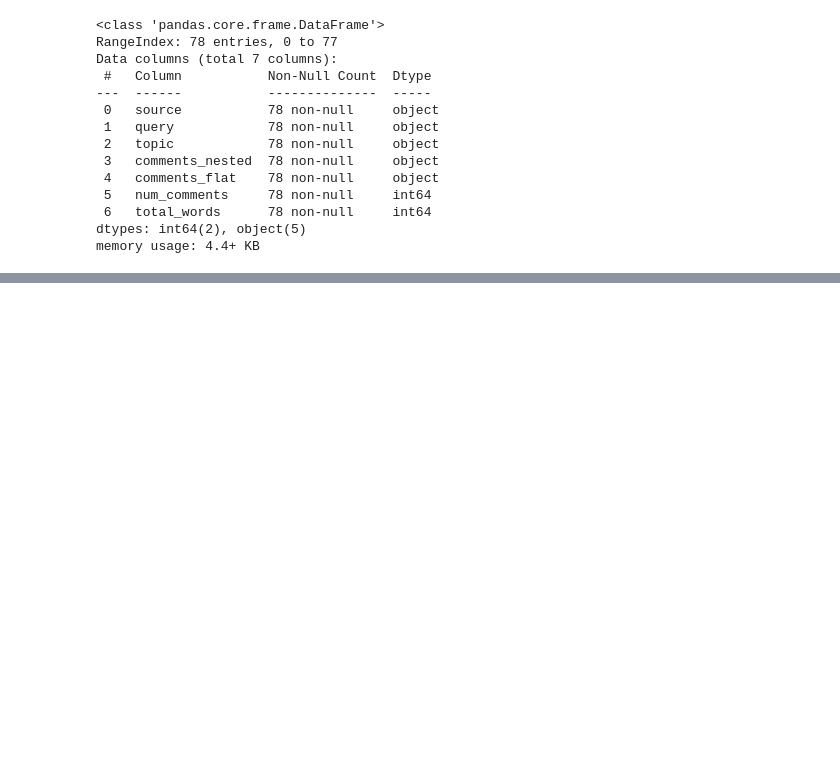
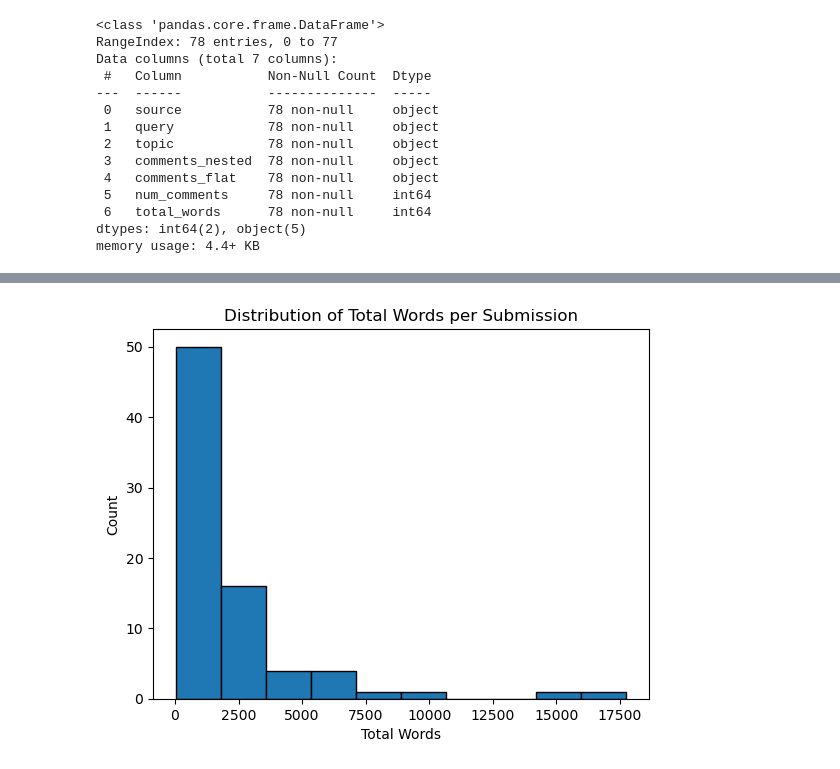
Before and after one commit to junclemente/ads509-final_project, a Jupyter notebook: notebooks/eda_raw.ipynb, the cells around one changed output, grey strips where cells are left out. Drawn from its saved outputs; the diff is of its cells as text; code cells hidden in the pictures; blank space fills up the shorter version.

```diff
--- a/notebooks/eda.ipynb
+++ b/notebooks/eda_raw.ipynb
@@ -70,0 +61,9 @@ pt
+# %%
+def show_histogram(
+    dataframe, column, title=None, xlabel=None, bins=20, edgecolor="black"
+):
+    plt.hist(dataframe[column], bins=bins, edgecolor=edgecolor)
+    plt.title(title or "Distribution")
+    plt.xlabel(xlabel or column)
+    plt.ylabel("Count")
+    plt.show()
@@ -70,0 +79,10 @@ pt
+# %%
+show_histogram(
+    df,
+    "total_words",
+    title="Distribution of Total Words per Submission",
+    xlabel="Total Words",
+    bins=10,
+)
+# %% [output]
+[figure, added]
```
Also changed, not shown: parts of 8 cells of this notebook.
